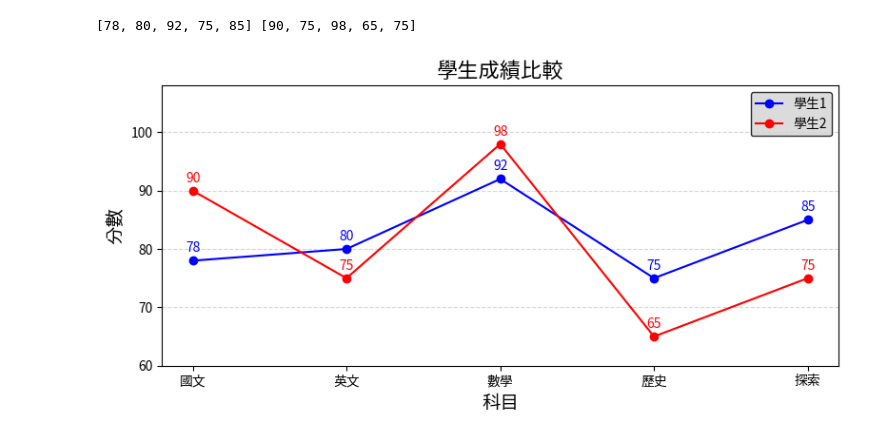
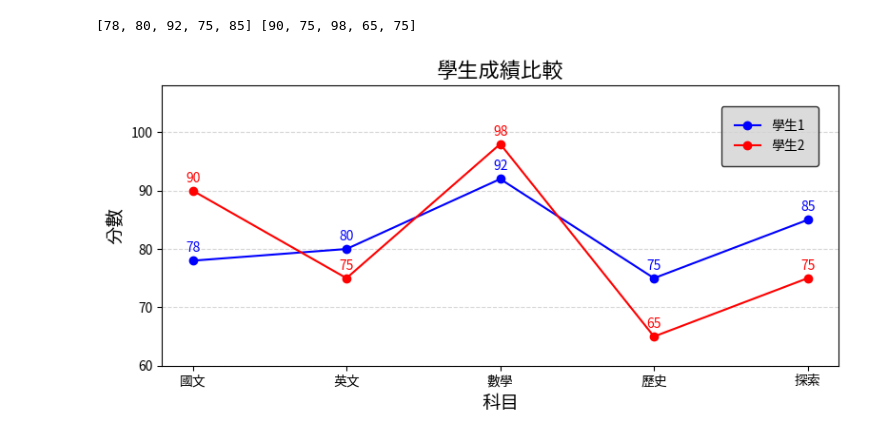
Before and after one commit to robertchang941229/robert, a Jupyter notebook: lesson14/lesson14_2.ipynb, the cells around one changed output. Saved outputs shown, nothing was run; the diff lists cells and outputs as text; code cells hidden in the pictures.

```diff
--- a/lesson14/lesson14_2.ipynb
+++ b/lesson14/lesson14_2.ipynb
@@ -9,33 +9,33 @@ mpl.rc('font', family='ChineseFont')
 import matplotlib.pyplot as plt
 # 來源資料
 student1 = {'國文':78, '英文':80, '數學':92, '歷史':75, '探索':85}
 student2 = {'國文':90, '英文':75, '數學':98, '歷史':65, '探索':75}
 subjects = list(student1.keys())
 scores1 = list(student1.values())
 scores2 = list(student2.values())
 print(scores1, scores2)
 
 # 建立圖形和軸
 figure = plt.figure(figsize=(8, 4), dpi=100, facecolor='w', edgecolor='k')
 axes = figure.add_subplot(111)
 axes.plot(subjects, scores1, label='學生1', marker='o', color='blue')
 axes.plot(subjects, scores2, label='學生2', marker='o', color='red')
 axes.set_title('學生成績比較', fontsize=16)
 axes.set_xlabel('科目', fontsize=14)
 axes.set_ylabel('分數', fontsize=14)
 axes.grid(True, linestyle='--', alpha=0.5,axis='y')
-#legend,default
-axes.legend(loc='best', fontsize=10,edgecolor='black', facecolor='lightgray')
+#legend,default位置,太靠邊,調整位置
+axes.legend(loc='best', fontsize=10,edgecolor='black', facecolor='lightgray',borderpad=1,bbox_to_anchor=(0.98,0.95))
 #marker上顯示學生分數
 for i, score in enumerate(scores1):
     axes.text(subjects[i], score+1, str(score), ha='center', va='bottom', fontsize=10, color='blue')
 for i, score in enumerate(scores2):
     axes.text(subjects[i], score + 1, str(score), ha='center', va='bottom', fontsize=10, color='red')
 # marker上顯示學生分數,超過圖形範圍,將圖形範圍調整
 # 設定y軸範圍(使用原有的最大值和最小值,各增加5)
 axes.set_ylim( min(min(scores1), min(scores2))- 5, max(max(scores1), max(scores2)) + 10)
 plt.tight_layout()  # 自動調整子圖參數
 plt.show()
 # %% [output]
 [78, 80, 92, 75, 85] [90, 75, 98, 65, 75]
-[figure, old version]
+[figure, new version]
```
Also changed, not shown: 2 other files.
